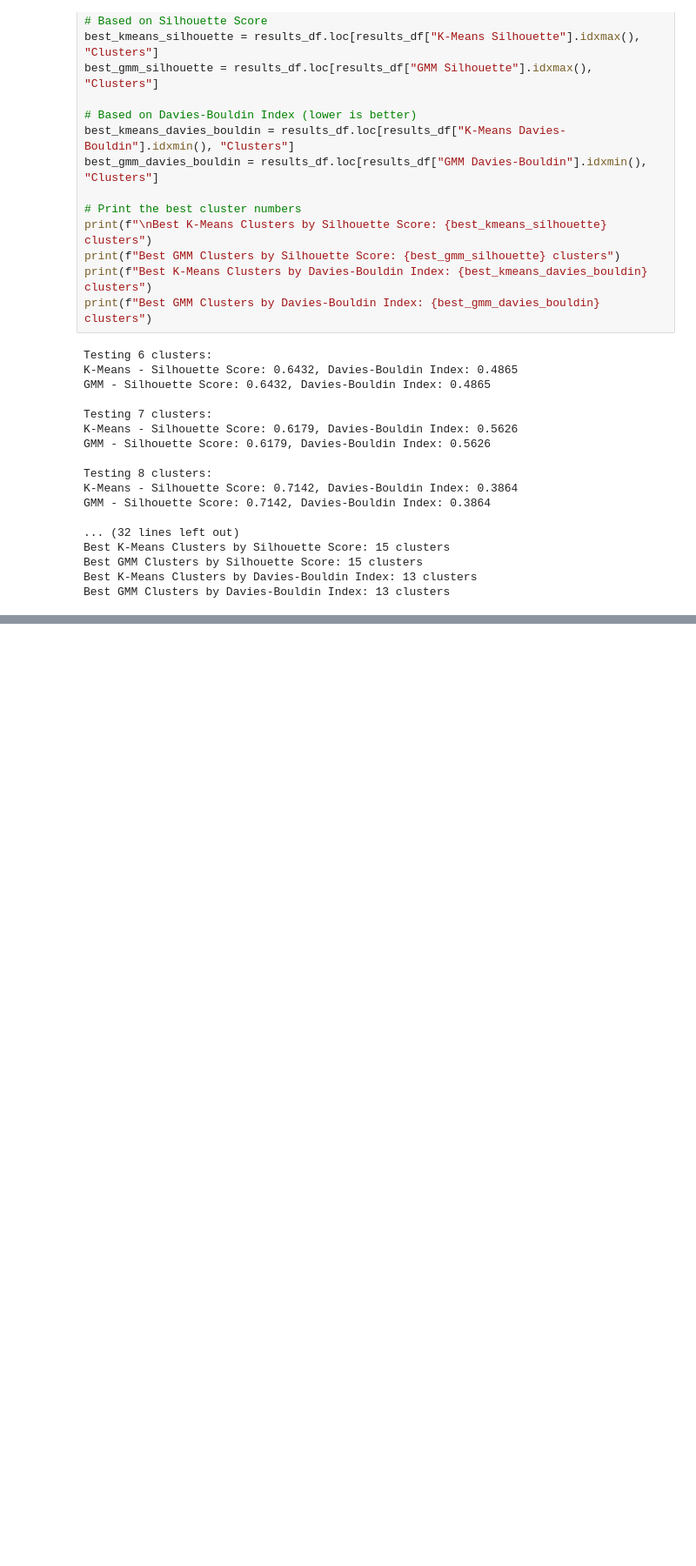
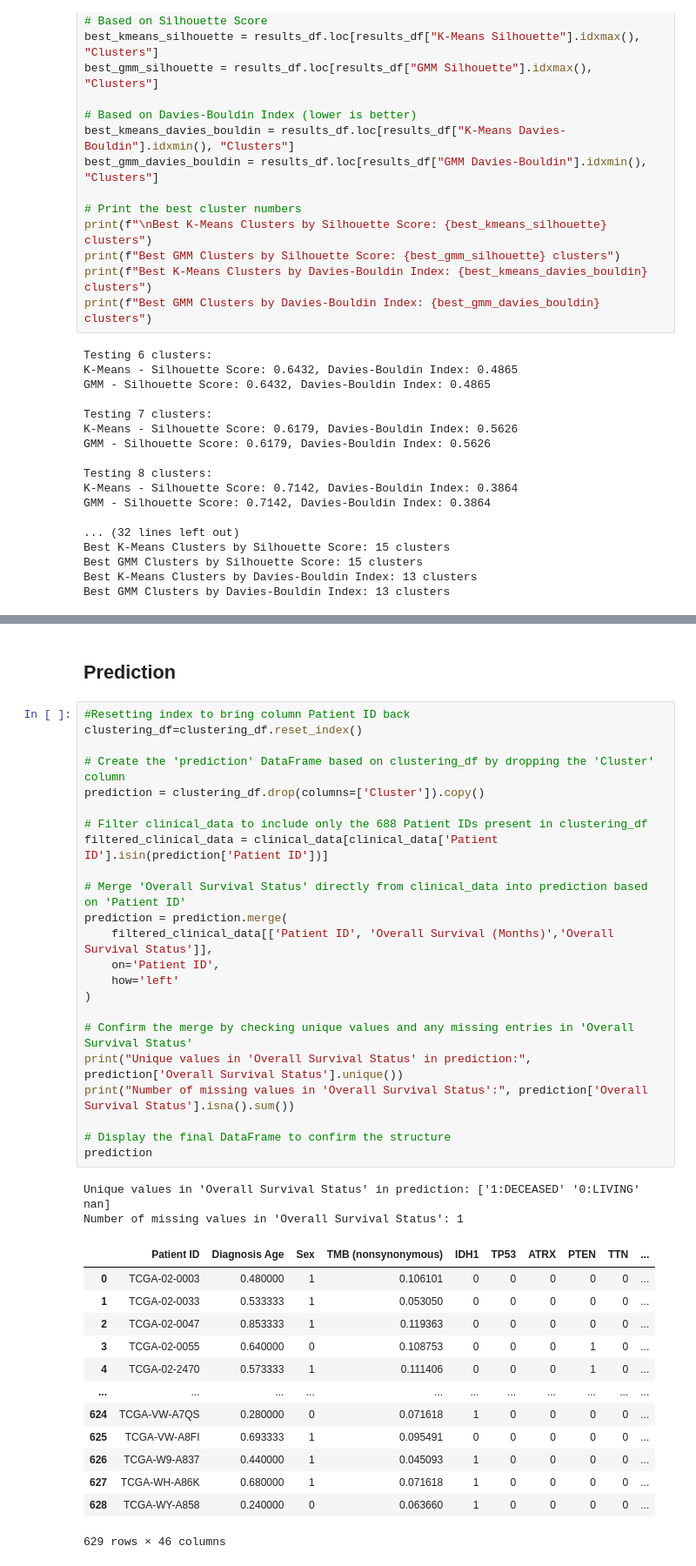
Before and after one commit to GalinaGl/CAS_ADS_2024, a Jupyter notebook: Final project/Data/Final_project_GGlousker.ipynb, the cells around one changed output, grey strips where cells are left out. Shown at 87% size. Drawn from its saved outputs; the diff is of its cells as text; blank space fills up the shorter version.

```diff
--- a/Final project/Data/Final_project_GGlousker.ipynb
+++ b/Final project/Data/Final_project_GGlousker.ipynb
@@ -2729,0 +2852,41 @@ Best GMM Clusters by Davies-Bouldin Index: 13 clusters
+# %% [markdown]
+## **Prediction**
+# %%
+#Resetting index to bring column Patient ID back
+clustering_df=clustering_df.reset_index()
+
+# Create the 'prediction' DataFrame based on clustering_df by dropping the 'Cluster' column
+prediction = clustering_df.drop(columns=['Cluster']).copy()
+
+# Filter clinical_data to include only the 688 Patient IDs present in clustering_df
+filtered_clinical_data = clinical_data[clinical_data['Patient ID'].isin(prediction['Patient ID'])]
+
+# Merge 'Overall Survival Status' directly from clinical_data into prediction based on 'Patient ID'
+prediction = prediction.merge(
+    filtered_clinical_data[['Patient ID', 'Overall Survival (Months)','Overall Survival Status']],
+    on='Patient ID',
+    how='left'
+)
+
+# Confirm the merge by checking unique values and any missing entries in 'Overall Survival Status'
+print("Unique values in 'Overall Survival Status' in prediction:", prediction['Overall Survival Status'].unique())
+print("Number of missing values in 'Overall Survival Status':", prediction['Overall Survival Status'].isna().sum())
+
+# Display the final DataFrame to confirm the structure
+prediction
+# %% [output]
+Unique values in 'Overall Survival Status' in prediction: ['1:DECEASED' '0:LIVING' nan]
+Number of missing values in 'Overall Survival Status': 1
+|  | Patient ID | Diagnosis Age | Sex | TMB (nonsynonymous) | IDH1 | TP53 | ATRX | PTEN | TTN | ... |
+| 0 | TCGA-02-0003 | 0.480000 | 1 | 0.106101 | 0 | 0 | 0 | 0 | 0 | ... |
+| 1 | TCGA-02-0033 | 0.533333 | 1 | 0.053050 | 0 | 0 | 0 | 0 | 0 | ... |
+| 2 | TCGA-02-0047 | 0.853333 | 1 | 0.119363 | 0 | 0 | 0 | 0 | 0 | ... |
+| 3 | TCGA-02-0055 | 0.640000 | 0 | 0.108753 | 0 | 0 | 0 | 1 | 0 | ... |
+| 4 | TCGA-02-2470 | 0.573333 | 1 | 0.111406 | 0 | 0 | 0 | 1 | 0 | ... |
+| ... | ... | ... | ... | ... | ... | ... | ... | ... | ... | ... |
+| 624 | TCGA-VW-A7QS | 0.280000 | 0 | 0.071618 | 1 | 0 | 0 | 0 | 0 | ... |
+| 625 | TCGA-VW-A8FI | 0.693333 | 1 | 0.095491 | 0 | 0 | 0 | 0 | 0 | ... |
+| 626 | TCGA-W9-A837 | 0.440000 | 1 | 0.045093 | 1 | 0 | 0 | 0 | 0 | ... |
+| 627 | TCGA-WH-A86K | 0.680000 | 1 | 0.071618 | 1 | 0 | 0 | 0 | 0 | ... |
+| 628 | TCGA-WY-A858 | 0.240000 | 0 | 0.063660 | 1 | 0 | 0 | 0 | 0 | ... |
+629 rows × 46 columns
```
Also changed, not shown: parts of 14 cells of this notebook, 2 other files.
